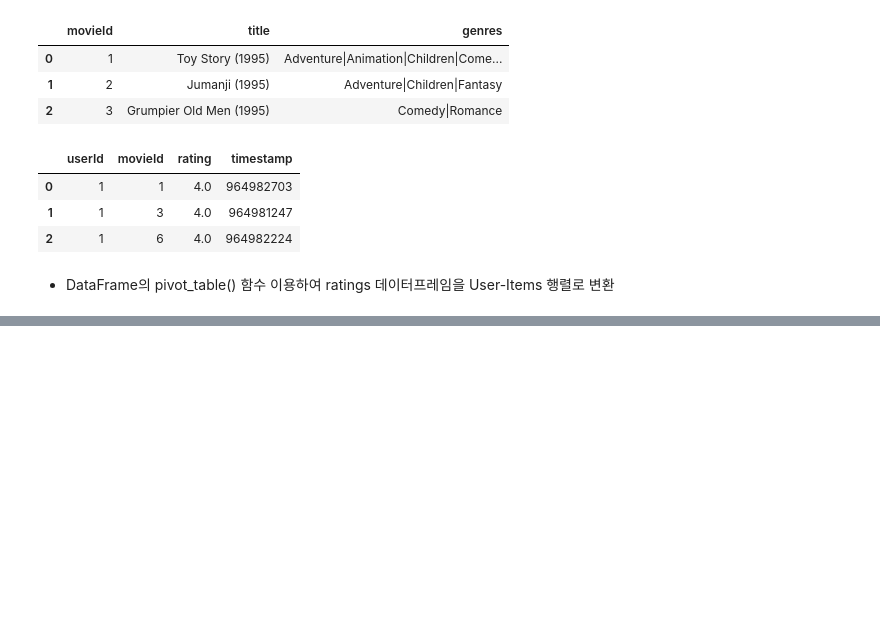
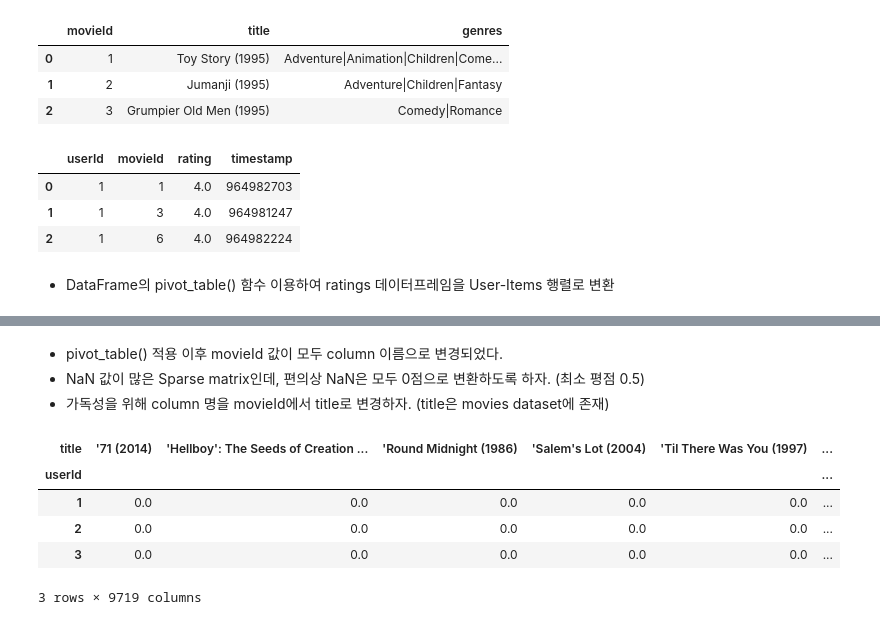
Before and after one commit to KevinTheRainmaker/Recommendation_Algorithms, a Jupyter notebook: 2. Item-Based Nearest Neighbor Collaborative Filtering Practice - MovieLens Dataset.ipynb, the cells around one changed output, grey strips where cells are left out. Drawn from its saved outputs; the diff is of its cells as text; code cells hidden in the pictures; blank space fills up the shorter version.

```diff
--- a/2. Item-Based Nearest Neighbor Collaborative Filtering Practice - MovieLens Dataset.ipynb
+++ b/2. Item-Based Nearest Neighbor Collaborative Filtering Practice - MovieLens Dataset.ipynb
@@ -62 +62,23 @@ ratings_matrix.head(3)
 3 rows × 9724 columns
+# %% [markdown]
+- pivot_table() 적용 이후 movieId 값이 모두 column 이름으로 변경되었다.
+- NaN 값이 많은 Sparse matrix인데, 편의상 NaN은 모두 0점으로 변환하도록 하자. (최소 평점 0.5)
+- 가독성을 위해 column 명을 movieId에서 title로 변경하자. (title은 movies dataset에 존재)
+# %%
+# title column을 얻기 위한 movies와 join
+rating_movies = pd.merge(ratings, movies, on='movieId')
+
+# columns='title'로 title columnㅇ로 pivot 수행
+ratings_matrix = rating_movies.pivot_table('rating',index='userId', columns='title')
+
+# NaN -> 0
+ratings_matrix = ratings_matrix.fillna(0)
+
+ratings_matrix.head(3)
+# %% [output]
+| title | '71 (2014) | 'Hellboy': The Seeds of Creation ... | 'Round Midnight (1986) | 'Salem's Lot (2004) | 'Til There Was You (1997) | ... |
+| userId |  |  |  |  |  | ... |
+| 1 | 0.0 | 0.0 | 0.0 | 0.0 | 0.0 | ... |
+| 2 | 0.0 | 0.0 | 0.0 | 0.0 | 0.0 | ... |
+| 3 | 0.0 | 0.0 | 0.0 | 0.0 | 0.0 | ... |
+3 rows × 9719 columns
```
Also changed, not shown: parts of 13 cells of this notebook.
